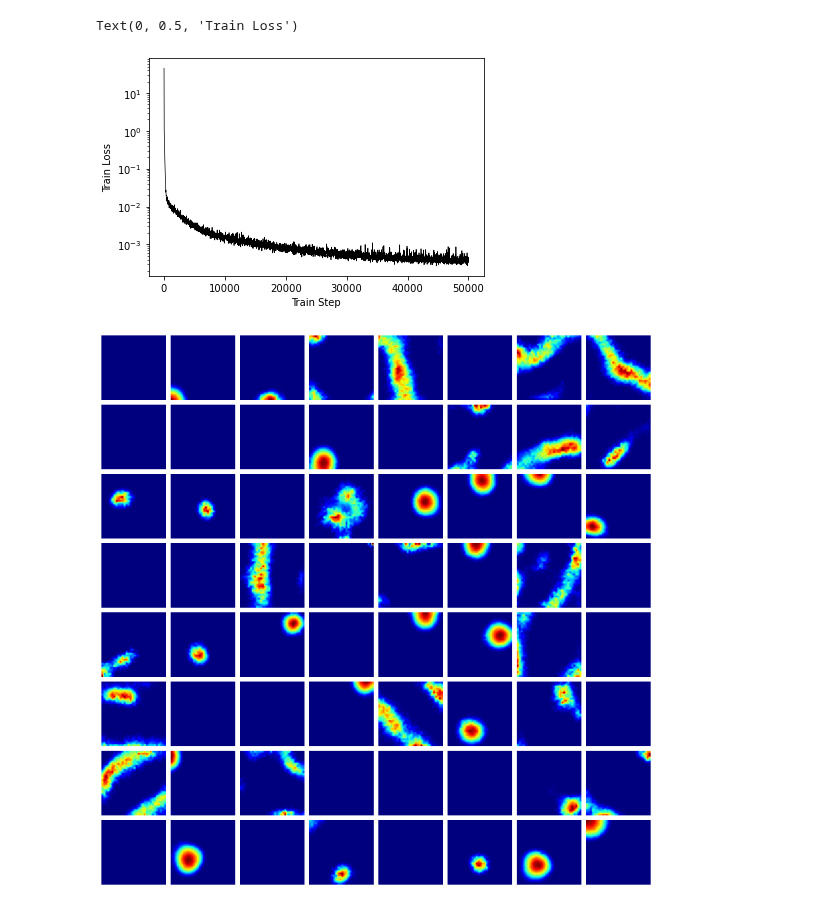
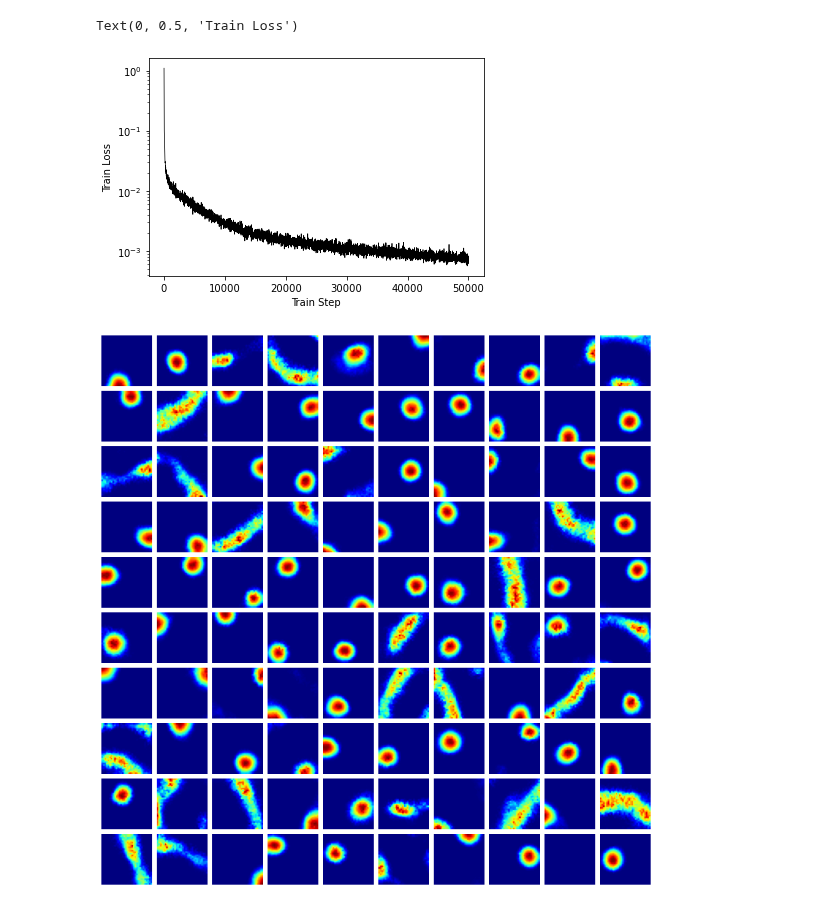
Before and after one commit to bioAI-Oslo/ConjunctiveRepresentations, a Jupyter notebook: short_trajectory_RNN.ipynb, the cells around one changed output. Cells and saved outputs as stored; diff of their text form; code cells hidden in the pictures.

```diff
--- a/short_trajectory_RNN.ipynb
+++ b/short_trajectory_RNN.ipynb
@@ -91,7 +91,7 @@ class DatasetMaker(object):
 train_steps = 50000
 
 n_in = 2 # Cartesian coordinates, no context
-n_out = 500 # no. of spatial representations
+n_out = 100 # no. of spatial representations
 timesteps = 10
 bs = 32 # batch size
 # %%
@@ -125,7 +125,7 @@ plt.xlabel("Train Step")
 plt.ylabel("Train Loss")
 # %% [output]
 Text(0, 0.5, 'Train Loss')
-[figure, old version]
+[figure, new version]
 # %%
 r, v = genny.generate_dataset(5000, timesteps)
 # inference
@@ -133,16 +133,17 @@ model.to("cpu")
 p,_ = model.spatial_representation(v, model.p0(r[:,0])[None])
 p = p.detach().numpy()
 # %%
-n_show = 8 # show all units in network
+
+n_show = 10 # show all units in network
 
 fig, ax = plt.subplots(n_show, n_show, figsize = (10,10), constrained_layout = True)
 
 ps = p.reshape(-1, p.shape[-1])
 rs = r[:,1:].detach().numpy().reshape(-1, 2)
 ratemaps, _, _, _ = stats.binned_statistic_2d(rs[:,0], rs[:,1],ps.T, bins = 32)
 
 for i in range(n_show**2):
     ax[i//n_show, i%n_show].imshow(ratemaps[i].T, origin = "lower", cmap = "jet")
     ax[i//n_show, i%n_show].axis("off")
 # %% [output]
-[figure, old version]
+[figure, new version]
```
Also changed, not shown: parts of 22 cells of this notebook, 1 other file.
